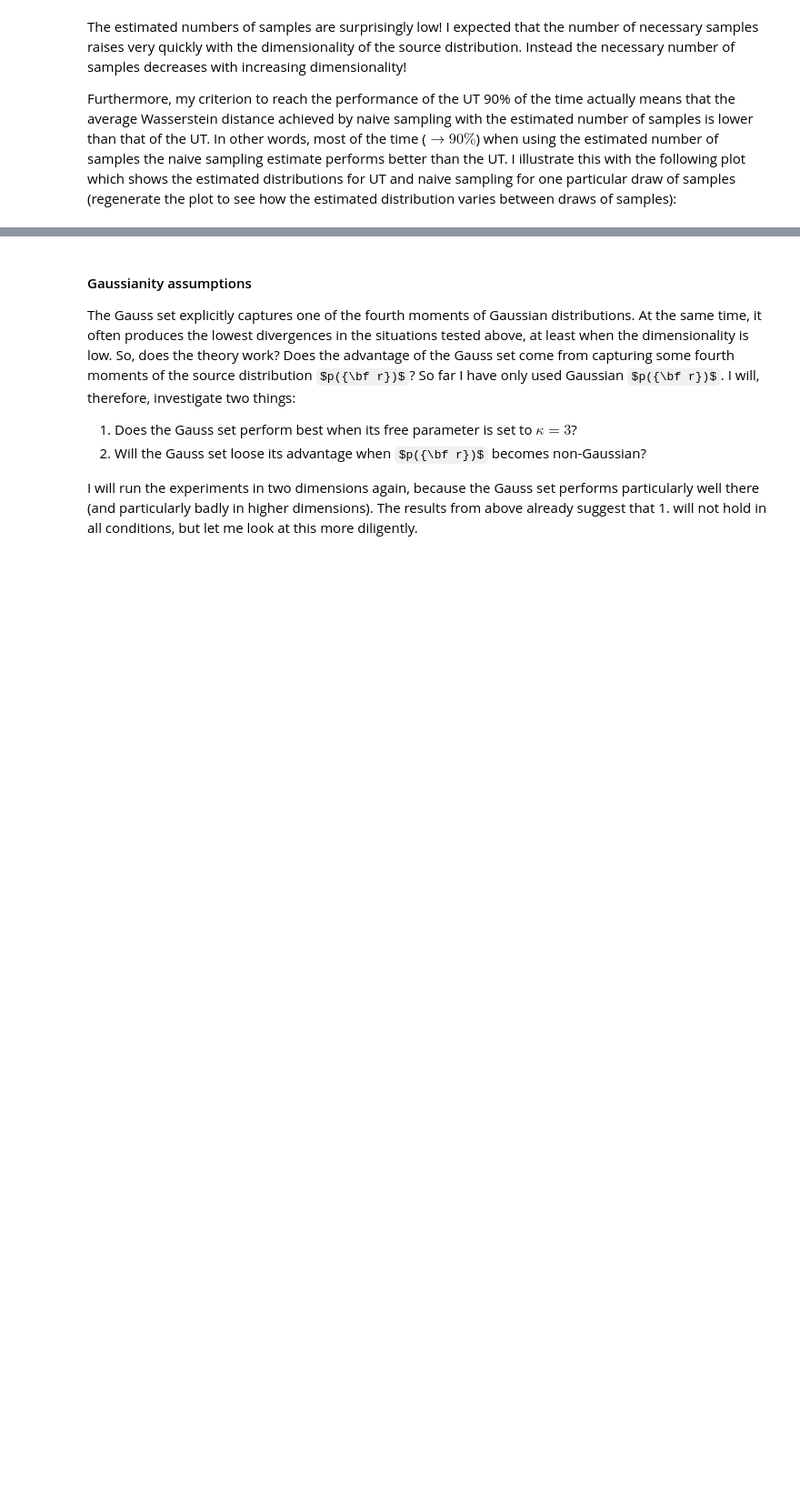
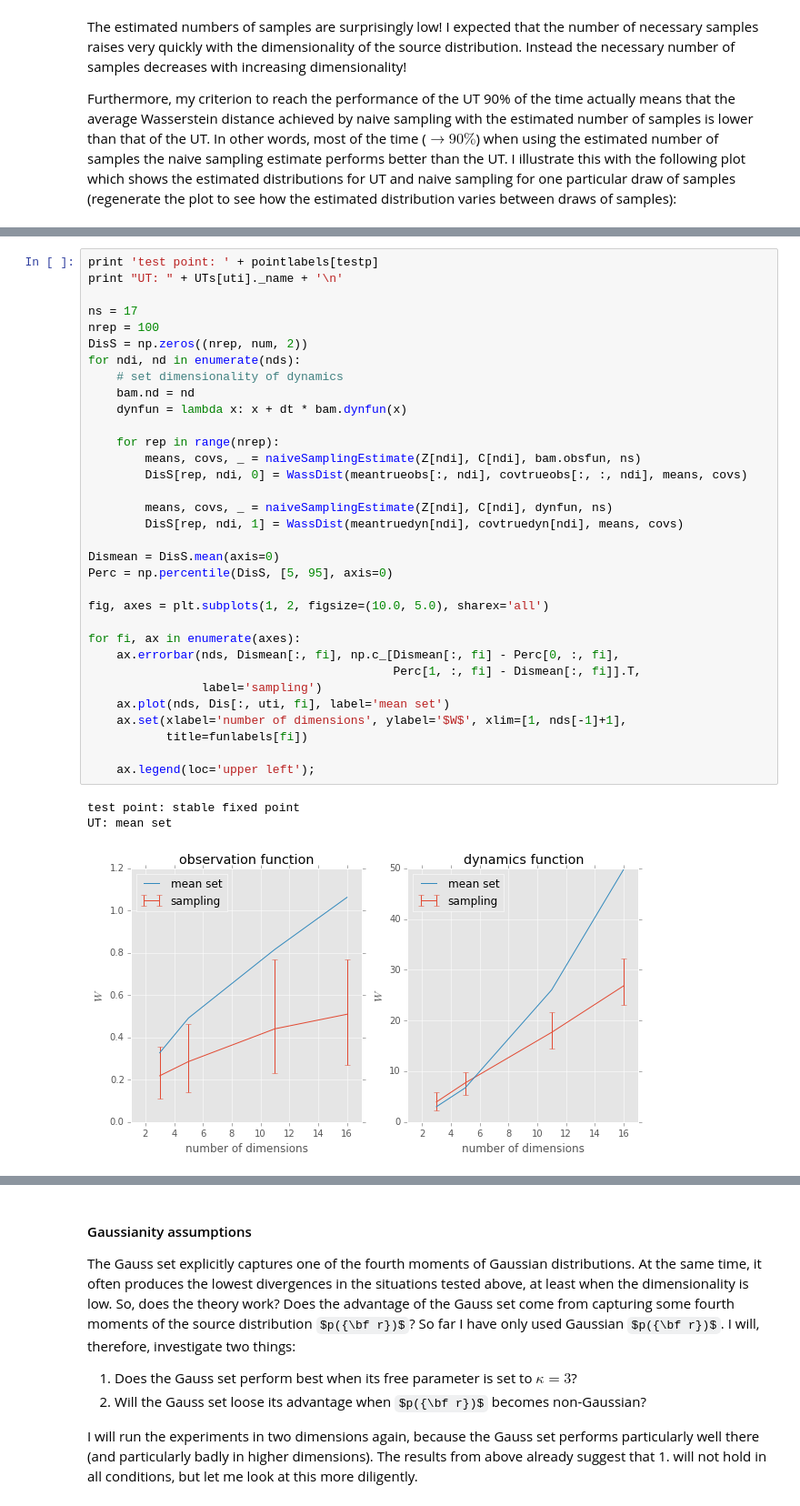
Before and after one commit to sbitzer/UKF-exposed, a Jupyter notebook: UKF.ipynb, the cells around one changed output, grey strips where cells are left out. Shown at 91% size. Drawn from its saved outputs; the diff is of its cells as text; some formulas as TeX source; blank space fills up the shorter version.

```diff
--- a/UKF.ipynb
+++ b/UKF.ipynb
@@ -1631 +1651,38 @@ W = 4.5753
+# %%
+print 'test point: ' + pointlabels[testp]
+print "UT: " + UTs[uti]._name + '\n'
+
+ns = 17
+nrep = 100
+DisS = np.zeros((nrep, num, 2))
+for ndi, nd in enumerate(nds):
+    # set dimensionality of dynamics
+    bam.nd = nd
+    dynfun = lambda x: x + dt * bam.dynfun(x)
+
+    for rep in range(nrep):
+        means, covs, _ = naiveSamplingEstimate(Z[ndi], C[ndi], bam.obsfun, ns)
+        DisS[rep, ndi, 0] = WassDist(meantrueobs[:, ndi], covtrueobs[:, :, ndi], means, covs)
+
+        means, covs, _ = naiveSamplingEstimate(Z[ndi], C[ndi], dynfun, ns)
+        DisS[rep, ndi, 1] = WassDist(meantruedyn[ndi], covtruedyn[ndi], means, covs)
+
+Dismean = DisS.mean(axis=0)
+Perc = np.percentile(DisS, [5, 95], axis=0)
+
+fig, axes = plt.subplots(1, 2, figsize=(10.0, 5.0), sharex='all')
+
+for fi, ax in enumerate(axes):
+    ax.errorbar(nds, Dismean[:, fi], np.c_[Dismean[:, fi] - Perc[0, :, fi],
+                                           Perc[1, :, fi] - Dismean[:, fi]].T,
+                label='sampling')
+    ax.plot(nds, Dis[:, uti, fi], label='mean set')
+    ax.set(xlabel='number of dimensions', ylabel='$W$', xlim=[1, nds[-1]+1],
+           title=funlabels[fi])
+
+    ax.legend(loc='upper left');
+# %% [output]
+test point: stable fixed point
+UT: mean set
+[figure, added]
 # %% [markdown]
```
Also changed, not shown: parts of 34 cells of this notebook, 1 other file.
